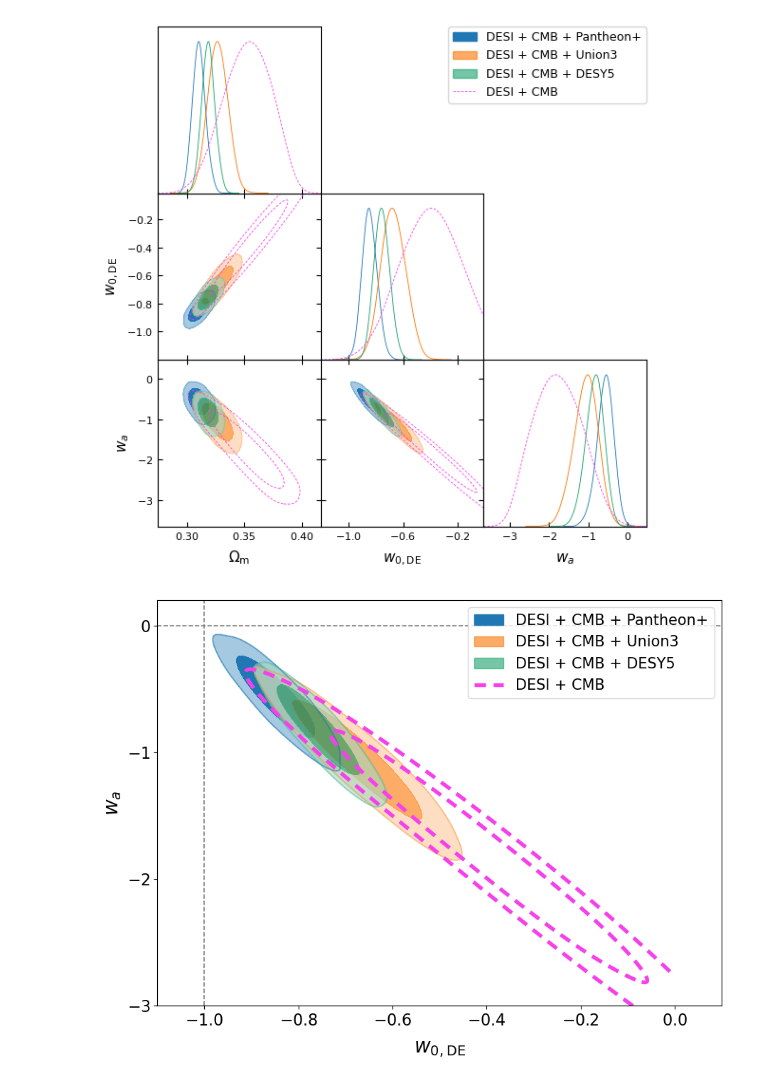
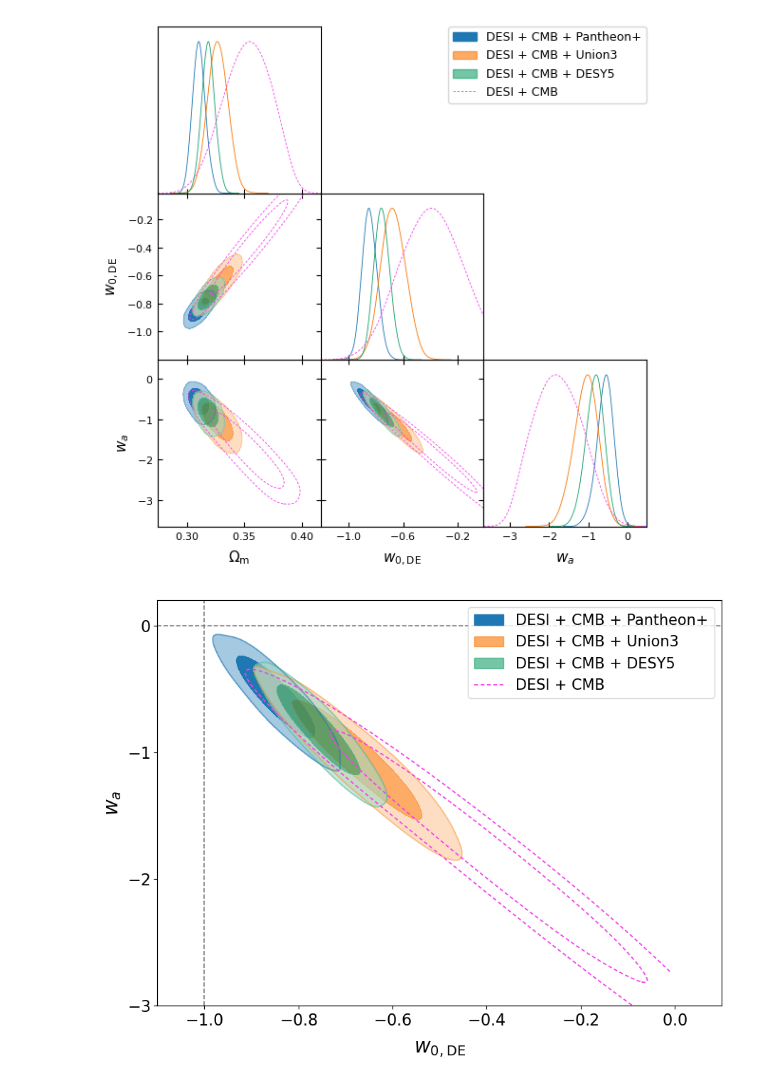
Before and after one commit to paulamachado295/Projeto_LateDE, a Jupyter notebook: Fig11_DESI _DR2.ipynb, the cells around one changed output. Drawn from its saved outputs; the diff is of its cells as text; code cells hidden in the pictures.

```diff
--- a/Fig11_DESI _DR2.ipynb
+++ b/Fig11_DESI _DR2.ipynb
@@ -38,7 +38,7 @@ g = plots.get_single_plotter(width_inch=9)
 
 g.settings.alpha_filled_add = 0.6
 g.settings.num_plot_contours = 2
-g.settings.linewidth = 1.5
+g.settings.linewidth = 0.5
 
 g.settings.lab_fontsize = 20
 g.settings.axes_fontsize = 16
@@ -56,32 +56,31 @@ g.plot_2d(
         "DESI + CMB + DESY5"
         ],
     lims=[-1.1, 0.1, -3.0, 0.2]
 )
 
 g.plot_2d(
     chain4,
     "w", "wa",
     filled=False,
      ls='--',
-     lw=[0.5],
     colors=["#f540ec"],
        legend_labels=["DESI + CMB"],
     lims=[-1.1, 0.1, -3.0, 0.2]
 )
 
 
 # ΛCDM
 g.add_x_marker(-1.0, color='gray', ls='--', lw=1.2)
 g.add_y_marker(0.0,  color='gray', ls='--', lw=1.2)
 
 g.add_legend(
     [   "DESI + CMB + Pantheon+",
         "DESI + CMB + Union3",
         "DESI + CMB + DESY5",
         "DESI + CMB"],
     legend_loc="upper right"
 )
 
 g.export("fig11_reproducao.pdf")
 # %% [output]
-[figure, old version]
+[figure, new version]
```
